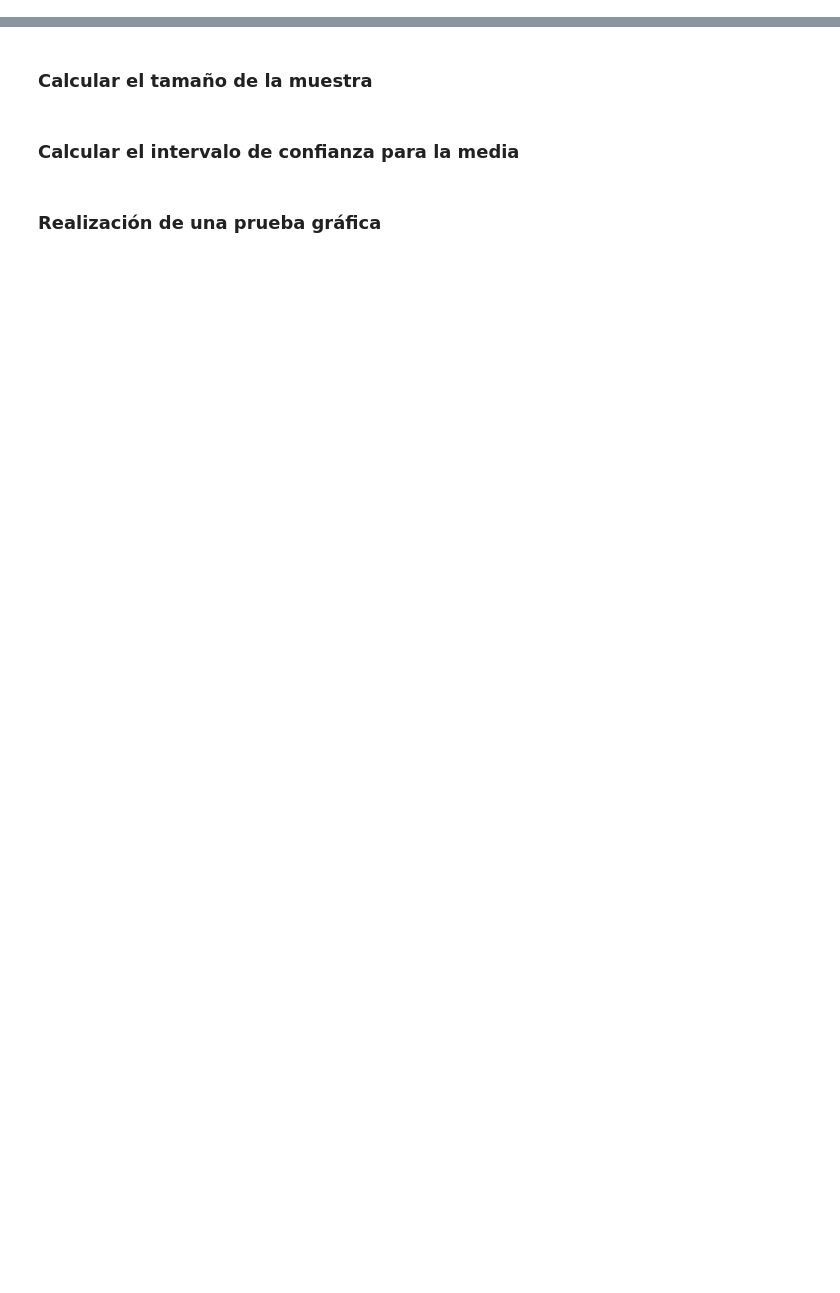
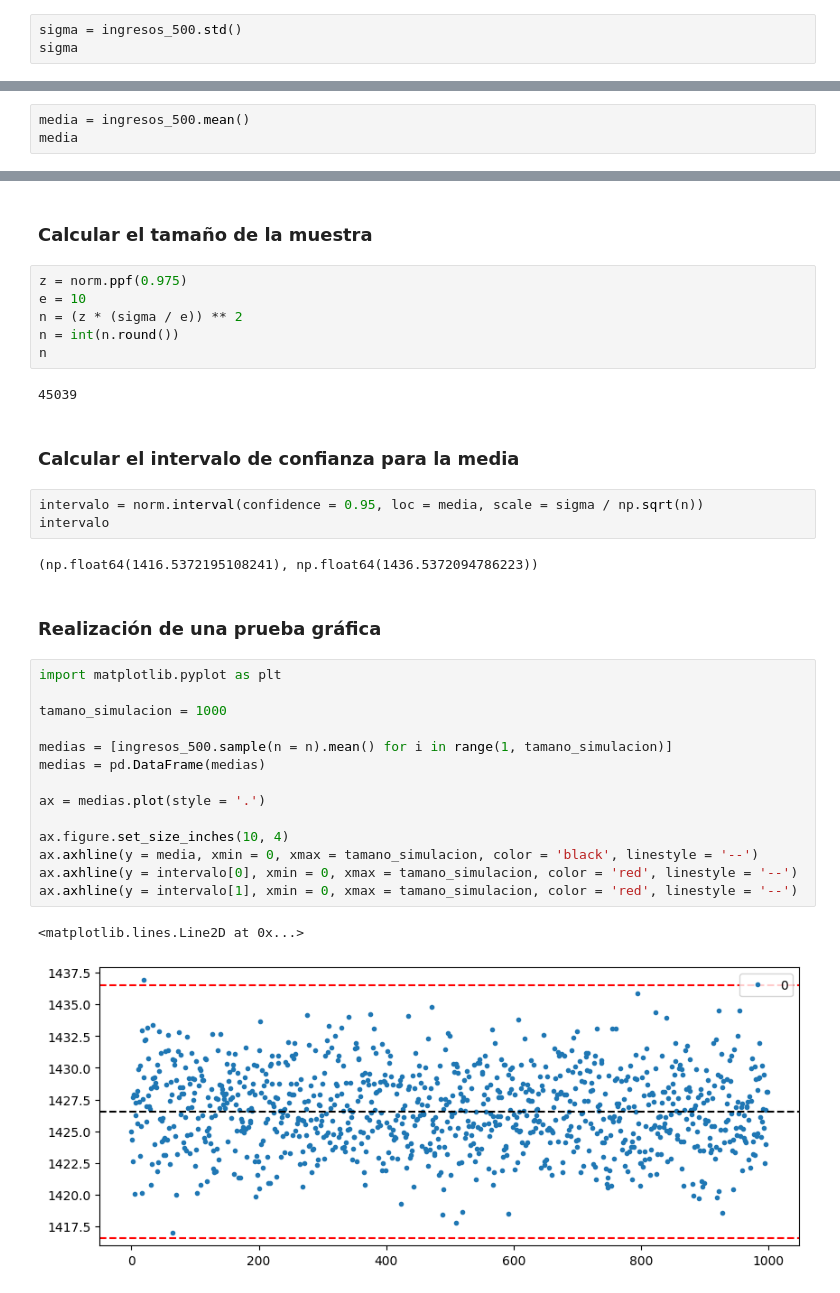
Before and after one commit to FlamInIFabrIzIo/2--curso-DS-Alura-latam, a Jupyter notebook: notebooks/Curso_de_Estadistica_con_Python_2.ipynb, the cells around one changed output, grey strips where cells are left out. Drawn from its saved outputs; the diff is of its cells as text; blank space fills up the shorter version.

```diff
--- a/notebooks/Curso_de_Estadistica_con_Python_2.ipynb
+++ b/notebooks/Curso_de_Estadistica_con_Python_2.ipynb
@@ -1184,0 +1241,3 @@ Estamos estudiando **los ingresos mensuales de los jefes de hogar con ingresos d
+# %%
+sigma = ingresos_500.std()
+sigma
@@ -1184,0 +1246,3 @@ Estamos estudiando **los ingresos mensuales de los jefes de hogar con ingresos d
+# %%
+media = ingresos_500.mean()
+media
@@ -1185,6 +1251,36 @@ Estamos estudiando **los ingresos mensuales de los jefes de hogar con ingresos d
 # %% [markdown]
 ### Calcular el tamaño de la muestra
+# %%
+z = norm.ppf(0.975)
+e = 10
+n = (z * (sigma / e)) ** 2
+n = int(n.round())
+n
+# %% [output]
+45039
 # %% [markdown]
 ### Calcular el intervalo de confianza para la media
+# %%
+intervalo = norm.interval(confidence = 0.95, loc = media, scale = sigma / np.sqrt(n))
+intervalo
+# %% [output]
+(np.float64(1416.5372195108241), np.float64(1436.5372094786223))
 # %% [markdown]
 ### Realización de una prueba gráfica
+# %%
+import matplotlib.pyplot as plt
+
+tamano_simulacion = 1000
+
+medias = [ingresos_500.sample(n = n).mean() for i in range(1, tamano_simulacion)]
+medias = pd.DataFrame(medias)
+
+ax = medias.plot(style = '.')
+
+ax.figure.set_size_inches(10, 4)
+ax.axhline(y = media, xmin = 0, xmax = tamano_simulacion, color = 'black', linestyle = '--')
+ax.axhline(y = intervalo[0], xmin = 0, xmax = tamano_simulacion, color = 'red', linestyle = '--')
+ax.axhline(y = intervalo[1], xmin = 0, xmax = tamano_simulacion, color = 'red', linestyle = '--')
+# %% [output]
+<matplotlib.lines.Line2D at 0x...>
+[figure, added]
```
Also changed, not shown: parts of 19 cells of this notebook.
